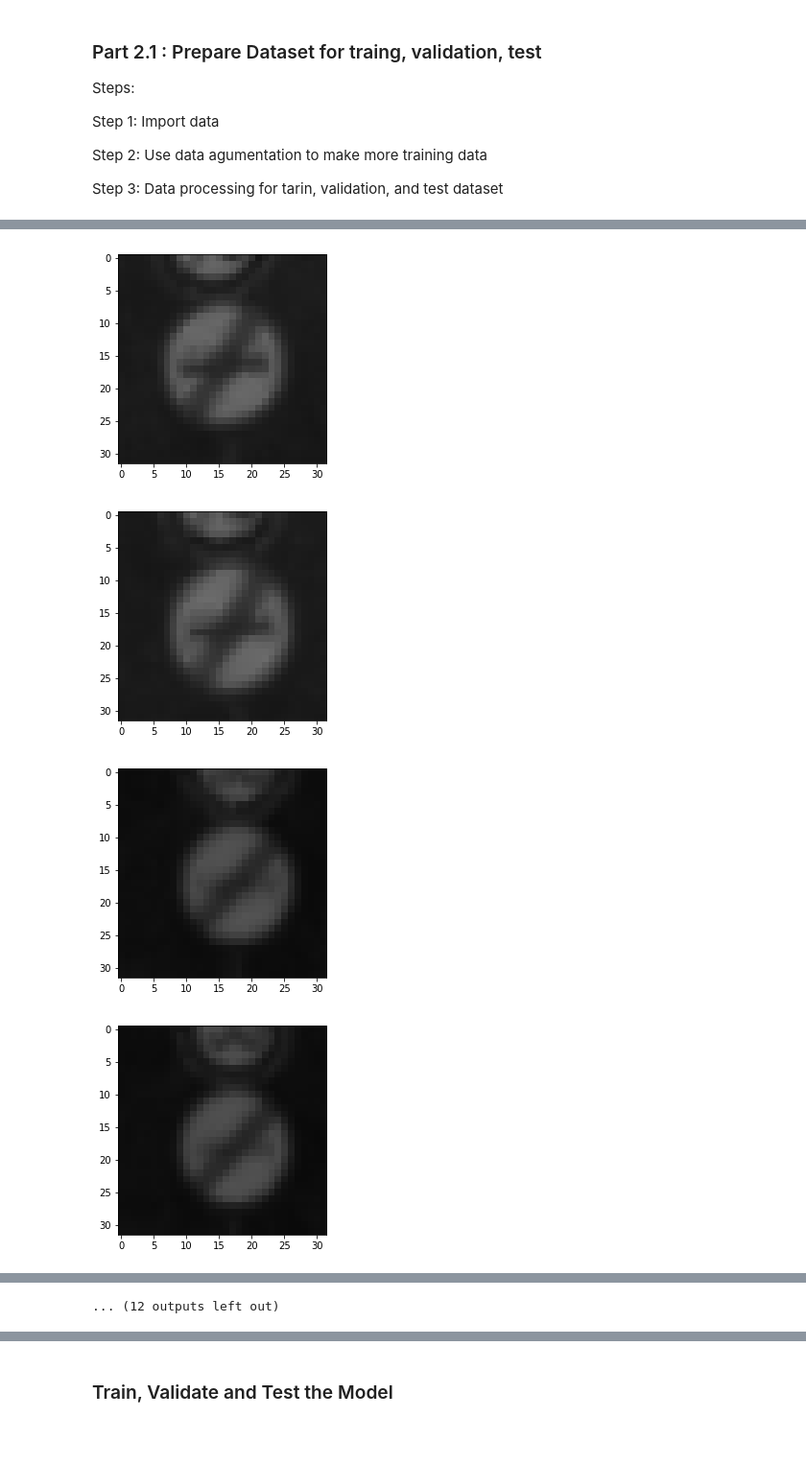
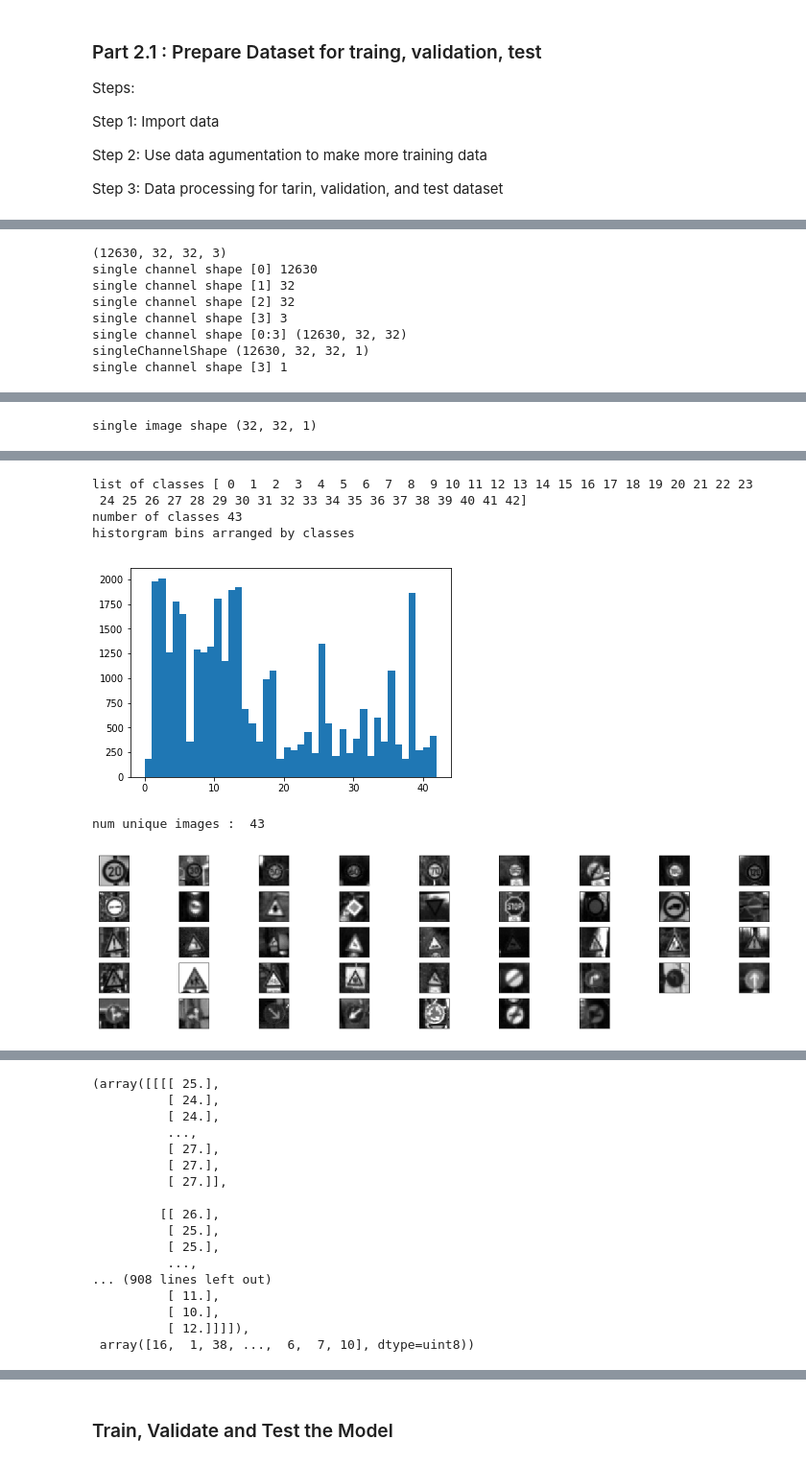
Before and after one commit to JudyMRSD/UdacitySelfDriving, a Jupyter notebook: CarND-Traffic-Sign-Classifier-Project/Traffic_Sign_Classifier.ipynb, the cells around one changed output, grey strips where cells are left out. Shown at 96% size. Saved outputs shown, nothing was run; the diff lists cells and outputs as text; code cells hidden in the pictures; blank space fills up the shorter version.

Commit message:
training works

```diff
--- a/CarND-Traffic-Sign-Classifier-Project/Traffic_Sign_Classifier.ipynb
+++ b/CarND-Traffic-Sign-Classifier-Project/Traffic_Sign_Classifier.ipynb
@@ -30,14 +46,7 @@ The [rubric](https://review.udacity.com/#!/rubrics/481/view) contains "Stand Out
 ---
 ## Step 0: Load The Data
 # %%
-# Load pickled data
-import pickle
-import numpy as np
-# visualize data
-import matplotlib.pyplot as plt
-import matplotlib.patches as patches
-
-import tensorflow as tf
+#load pickled data
 
 def loadData():
     # TODO: Fill this in based on where you saved the training and testing data
@@ -56,6 +65,19 @@ def loadData():
     X_train, y_train = train['features'], train['labels']
     X_valid, y_valid = valid['features'], valid['labels']
     X_test, y_test = test['features'], test['labels']
+
+    assert (len(X_train) == len(y_train))
+    assert (len(X_valid) == len(y_valid))
+    assert (len(X_test) == len(y_test))
+
+    print()
+    print("Image Shape: {}".format(X_train[0].shape))
+    print()
+    print("Training Set:   {} samples".format(len(X_train)))
+    print("Validation Set: {} samples".format(len(X_valid)))
+    print("Test Set:       {} samples".format(len(X_test)))
+
+
     return X_train_coord , X_train, y_train, X_valid, y_valid, X_test, y_test
 # %% [markdown]
 ---
@@ -197,7 +209,7 @@ def visualizeAugmented(X_train, y_train, X_coord):
     print("single image shape",X_train[imageIndex].shape)
 
     fig,ax = plt.subplots(1)
-    ax.imshow(X_train[imageIndex])
+    ax.imshow(np.squeeze(X_train[imageIndex]),cmap='gray')
     x1, y1, x2 , y2 =  X_coord[imageIndex]
 
     # Create a Rectangle patch  x y width height
@@ -228,8 +240,11 @@ def visualizeAugmented(X_train, y_train, X_coord):
     fig = plt.figure(figsize=(20,5))
     for i in range (num_classes):
         ax = fig.add_subplot(5, 9, i+1,  xticks=[], yticks=[])
-        ax.imshow(unique_images[i])
+        ax.imshow(np.squeeze(unique_images[i]),cmap='gray')
     plt.show()
+
+
+
 
 #uncomment to visualize dataset
 #visualize(X_train, y_train)
@@ -443,9 +478,11 @@ def prepareDataPipeline():
     # X_train, y_train = dataAugmentation(X_train, y_train)
 
     # Step 3: Data processing for tarin, validation, and test dataset
-    X_train, y_train_hot, X_valid, y_valid_hot, X_test, y_test = preprocess(X_train, y_train, X_valid, y_valid, X_test, y_test)
+    X_train, y_train, X_valid, y_valid, X_test, y_test  = preprocess(X_train, y_train, X_valid, y_valid, X_test, y_test)
     # Step 4: visualize preprocessed data
     visualizeAugmented(X_train, y_train, X_train_coord)
 
+    return X_train, y_train, X_valid, y_valid, X_test, y_test
+
 prepareDataPipeline()
 # %% [output]
@@ -453,0 +512,8 @@ prepareDataPipeline()
+(12630, 32, 32, 3)
+single channel shape [0] 12630
+single channel shape [1] 32
+single channel shape [2] 32
+single channel shape [3] 3
+single channel shape [0:3] (12630, 32, 32)
+singleChannelShape (12630, 32, 32, 1)
+single channel shape [3] 1
@@ -454,0 +521 @@ prepareDataPipeline()
+single image shape (32, 32, 1)
@@ -456,4 +523,7 @@ prepareDataPipeline()
+list of classes [ 0  1  2  3  4  5  6  7  8  9 10 11 12 13 14 15 16 17 18 19 20 21 22 23
+ 24 25 26 27 28 29 30 31 32 33 34 35 36 37 38 39 40 41 42]
+number of classes 43
+historgram bins arranged by classes
-[figure, old version]
+[figure, new version]
+num unique images :  43
-[figure, old version]
+[figure, new version]
-[figure, removed]
-[figure, removed]
@@ -464,4 +530,20 @@ prepareDataPipeline()
-... (12 outputs left out)
+(array([[[[ 25.],
+          [ 24.],
+          [ 24.],
+          ...,
+          [ 27.],
+          [ 27.],
+          [ 27.]],
+
+         [[ 26.],
+          [ 25.],
+          [ 25.],
+          ...,
+... (908 lines left out)
+          [ 11.],
+          [ 10.],
+          [ 12.]]]]),
+ array([16,  1, 38, ...,  6,  7, 10], dtype=uint8))
 # %% [markdown]
 ### Part 2.2 :  Model Architecture
 
```
Also changed, not shown: parts of 10 cells of this notebook.
